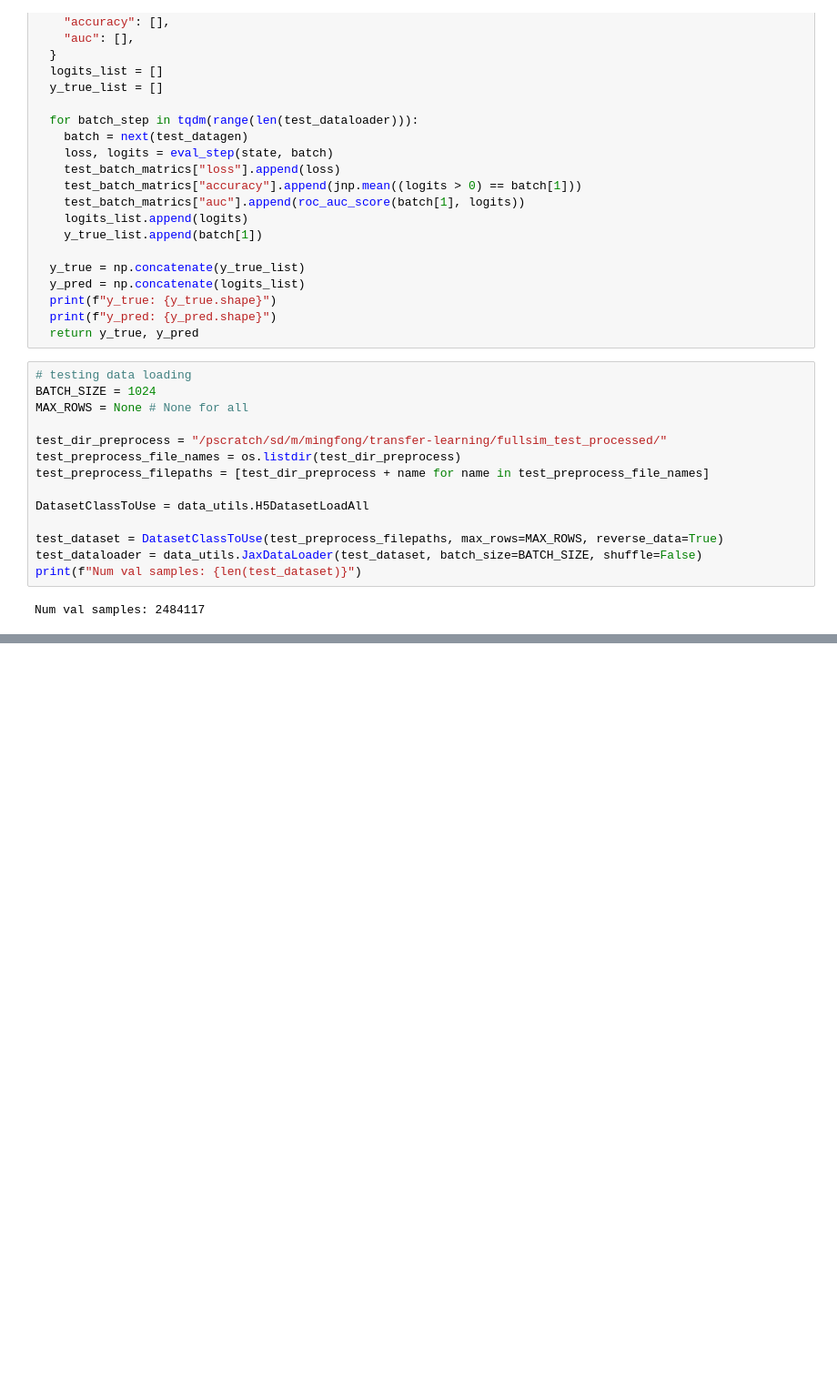
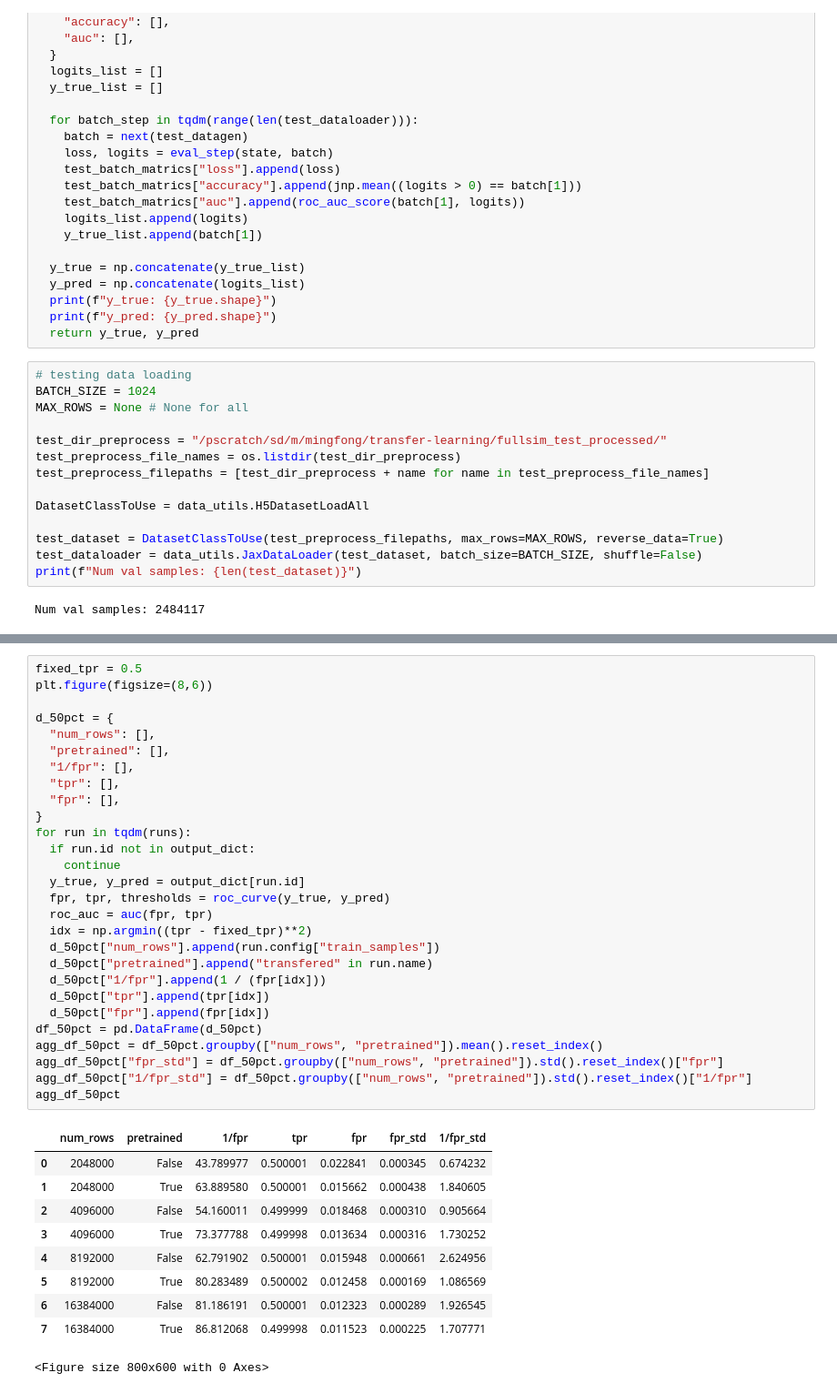
Before and after one commit to evilpegasus/transfer-learning, a Jupyter notebook: plots.ipynb, the cells around one changed output, grey strips where cells are left out. Shown at 91% size. Drawn from its saved outputs; the diff is of its cells as text; blank space fills up the shorter version.

```diff
--- a/plots.ipynb
+++ b/plots.ipynb
@@ -507,0 +435,39 @@ fpr = 0.07268770490154669
+# %%
+fixed_tpr = 0.5
+plt.figure(figsize=(8,6))
+
+d_50pct = {
+  "num_rows": [],
+  "pretrained": [],
+  "1/fpr": [],
+  "tpr": [],
+  "fpr": [],
+}
+for run in tqdm(runs):
+  if run.id not in output_dict:
+    continue
+  y_true, y_pred = output_dict[run.id]
+  fpr, tpr, thresholds = roc_curve(y_true, y_pred)
+  roc_auc = auc(fpr, tpr)
+  idx = np.argmin((tpr - fixed_tpr)**2)
+  d_50pct["num_rows"].append(run.config["train_samples"])
+  d_50pct["pretrained"].append("transfered" in run.name)
+  d_50pct["1/fpr"].append(1 / (fpr[idx]))
+  d_50pct["tpr"].append(tpr[idx])
+  d_50pct["fpr"].append(fpr[idx])
+df_50pct = pd.DataFrame(d_50pct)
+agg_df_50pct = df_50pct.groupby(["num_rows", "pretrained"]).mean().reset_index()
+agg_df_50pct["fpr_std"] = df_50pct.groupby(["num_rows", "pretrained"]).std().reset_index()["fpr"]
+agg_df_50pct["1/fpr_std"] = df_50pct.groupby(["num_rows", "pretrained"]).std().reset_index()["1/fpr"]
+agg_df_50pct
+# %% [output]
+|  | num_rows | pretrained | 1/fpr | tpr | fpr | fpr_std | 1/fpr_std |
+| 0 | 2048000 | False | 43.789977 | 0.500001 | 0.022841 | 0.000345 | 0.674232 |
+| 1 | 2048000 | True | 63.889580 | 0.500001 | 0.015662 | 0.000438 | 1.840605 |
+| 2 | 4096000 | False | 54.160011 | 0.499999 | 0.018468 | 0.000310 | 0.905664 |
+| 3 | 4096000 | True | 73.377788 | 0.499998 | 0.013634 | 0.000316 | 1.730252 |
+| 4 | 8192000 | False | 62.791902 | 0.500001 | 0.015948 | 0.000661 | 2.624956 |
+| 5 | 8192000 | True | 80.283489 | 0.500002 | 0.012458 | 0.000169 | 1.086569 |
+| 6 | 16384000 | False | 81.186191 | 0.500001 | 0.012323 | 0.000289 | 1.926545 |
+| 7 | 16384000 | True | 86.812068 | 0.499998 | 0.011523 | 0.000225 | 1.707771 |
+<Figure size 800x600 with 0 Axes>
```
Also changed, not shown: parts of 14 cells of this notebook, 1 other file.
